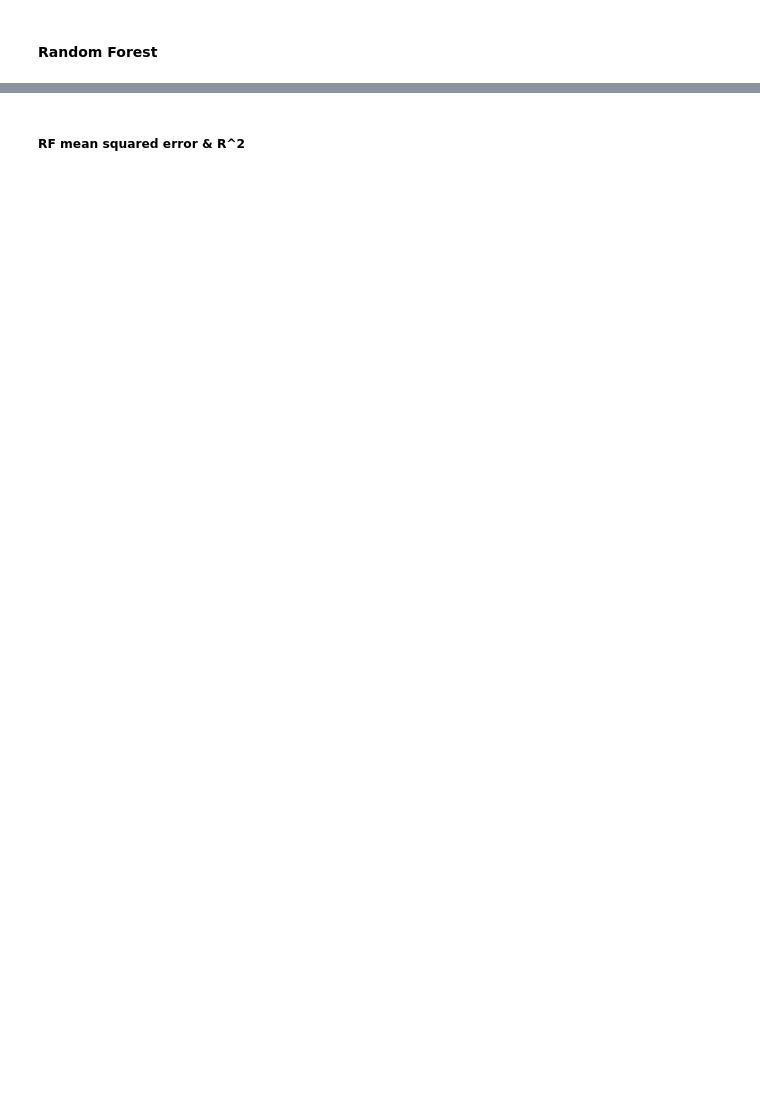
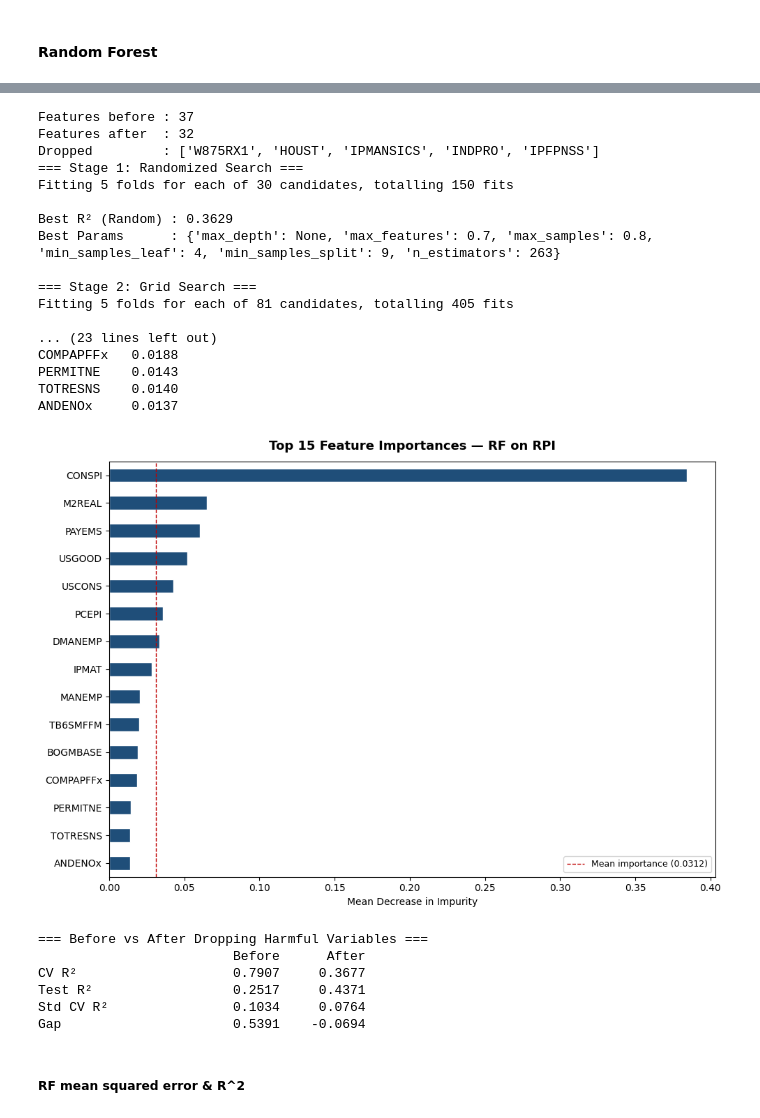
Before and after one commit to andre-bu-gitdev/O2_AI_for_Leaders_dx699, a Jupyter notebook: Milestone_4/M4 Functions.ipynb, the cells around one changed output, grey strips where cells are left out. Saved outputs shown, nothing was run; the diff lists cells and outputs as text; code cells hidden in the pictures; blank space fills up the shorter version.

```diff
--- a/Milestone_4/M4 Functions.ipynb
+++ b/Milestone_4/M4 Functions.ipynb
@@ -2914,3 +3348,70 @@ random_state = 42
+# %%
+# Drop confirmed harmful variables
+drop_vars = [
+    "W875RX1",    # -67.7% when included — near component of RPI
+    "HOUST",      # model improves without it
+    "IPMANSICS",  # model improves without it
+    "INDPRO",     # model improves without it
+    "IPFPNSS",    # model improves without it
+]
+
+X_train_clean = results_baseline["X_train"].drop(
+    columns=[c for c in drop_vars
+             if c in results_baseline["X_train"].columns]
+)
+X_test_clean  = results_baseline["X_test"].drop(
+    columns=[c for c in drop_vars
+             if c in results_baseline["X_test"].columns]
+)
+
+print(f"Features before : {results_baseline['X_train'].shape[1]}")
+print(f"Features after  : {X_train_clean.shape[1]}")
+print(f"Dropped         : {drop_vars}")
+
+# Rerun with clean feature set
+results_clean = run_rf_with_search(
+    X_train    = X_train_clean,
+    y_train    = results_baseline["y_train"],
+    X_test     = X_test_clean,
+    y_test     = results_baseline["y_test"],
+    target_var = "RPI",
+    n_iter_random = 30,
+    cv         = 5,
+    top_n      = 15,
+)
+
+# Compare
+print(f"\n=== Before vs After Dropping Harmful Variables ===")
+print(f"{'':20} {'Before':>10} {'After':>10}")
+print(f"{'CV R²':20} {results_baseline['mean_cv_r2']:>10.4f} {results_clean['mean_r2']:>10.4f}")
+print(f"{'Test R²':20} {results_baseline['test_r2']:>10.4f} {results_clean['test_r2']:>10.4f}")
+print(f"{'Std CV R²':20} {results_baseline['std_cv_r2']:>10.4f} {results_clean['std_r2']:>10.4f}")
+print(f"{'Gap':20} {results_baseline['mean_cv_r2']-results_baseline['test_r2']:>10.4f} {results_clean['mean_r2']-results_clean['test_r2']:>10.4f}")
+# %% [output]
+Features before : 37
+Features after  : 32
+Dropped         : ['W875RX1', 'HOUST', 'IPMANSICS', 'INDPRO', 'IPFPNSS']
+=== Stage 1: Randomized Search ===
+Fitting 5 folds for each of 30 candidates, totalling 150 fits
+
+Best R² (Random) : 0.3629
+Best Params      : {'max_depth': None, 'max_features': 0.7, 'max_samples': 0.8, 'min_samples_leaf': 4, 'min_samples_split': 9, 'n_estimators': 263}
+
+=== Stage 2: Grid Search ===
+Fitting 5 folds for each of 81 candidates, totalling 405 fits
+
+... (23 lines left out)
+COMPAPFFx   0.0188
+PERMITNE    0.0143
+TOTRESNS    0.0140
+ANDENOx     0.0137
+[figure, added]
+=== Before vs After Dropping Harmful Variables ===
+                         Before      After
+CV R²                    0.7907     0.3677
+Test R²                  0.2517     0.4371
+Std CV R²                0.1034     0.0764
+Gap                      0.5391    -0.0694
 # %% [markdown]
 ##### RF mean squared error & R^2
 # %%
```
Also changed, not shown: parts of 28 cells of this notebook.
